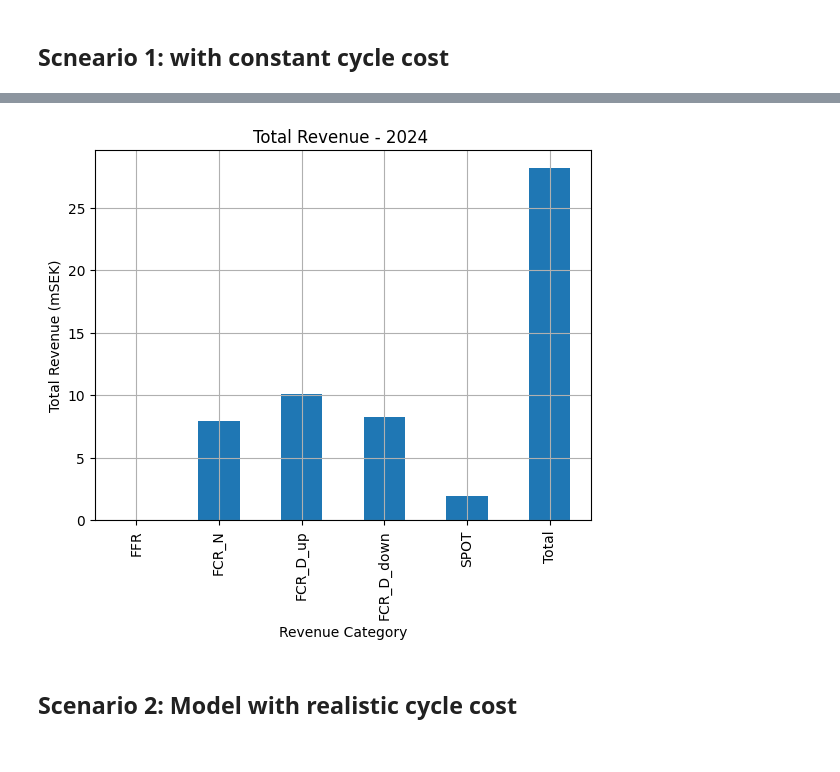
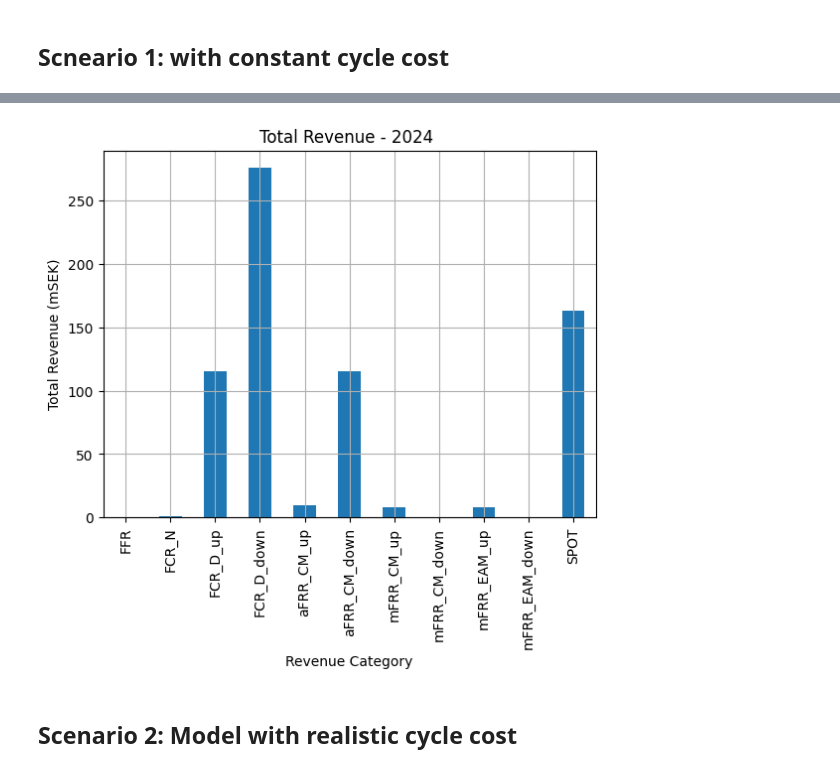
Before and after one commit to Abokho/Stockholm_Exergi, a Jupyter notebook: BESS_optimization_LT.ipynb, the cells around one changed output, grey strips where cells are left out. Saved outputs shown, nothing was run; the diff lists cells and outputs as text; code cells hidden in the pictures.

```diff
--- a/BESS_optimization_LT.ipynb
+++ b/BESS_optimization_LT.ipynb
@@ -706,25 +717,24 @@ ax.legend()
 # %%
 # Assuming the DataFrame is 'df'
 
 # Step 1: Sum the revenue for each category
-total_revenue_per_category = all_results_df[['Revenue_FFR', 'Revenue_FCR_N', 'Revenue_FCR_D_up', 'Revenue_FCR_D_down', 'Revenue_SPOT','Total_Revenue']].sum()/1e6*conv_factor
-
+total_revenue_per_category = all_results_df[['Revenue_FFR', 'Revenue_FCR_N', 'Revenue_FCR_D_up', 'Revenue_FCR_D_down', 'Revenue_aFRR_CM_up', 'Revenue_aFRR_CM_down', 'Revenue_mFRR_CM_up', 'Revenue_mFRR_CM_down', 'Revenue_mFRR_EAM_up', 'Revenue_mFRR_EAM_down', 'Revenue_SPOT']].sum()/1e6*conv_factor
 # rename the index
-total_revenue_per_category.index = ['FFR', 'FCR_N', 'FCR_D_up', 'FCR_D_down', 'SPOT', 'Total']
+total_revenue_per_category.index = ['FFR', 'FCR_N', 'FCR_D_up', 'FCR_D_down', 'aFRR_CM_up', 'aFRR_CM_down', 'mFRR_CM_up', 'mFRR_CM_down', 'mFRR_EAM_up', 'mFRR_EAM_down', 'SPOT']
 
 # Step 2: Plot the summed revenue as a bar plot
 total_revenue_per_category.plot(kind='bar')
 
 # Step 3: Customize the plot
 plt.title('Total Revenue - 2024 ')
 plt.xlabel('Revenue Category')
 plt.ylabel('Total Revenue (mSEK)')
 plt.grid()
 
 # Step 4: Show the plot
 plt.show()
 # %% [output]
-[figure, old version]
+[figure, new version]
 # %% [markdown]
 ## Scenario 2: Model with realistic cycle cost
 # %%
```
Also changed, not shown: parts of 3 cells of this notebook.
